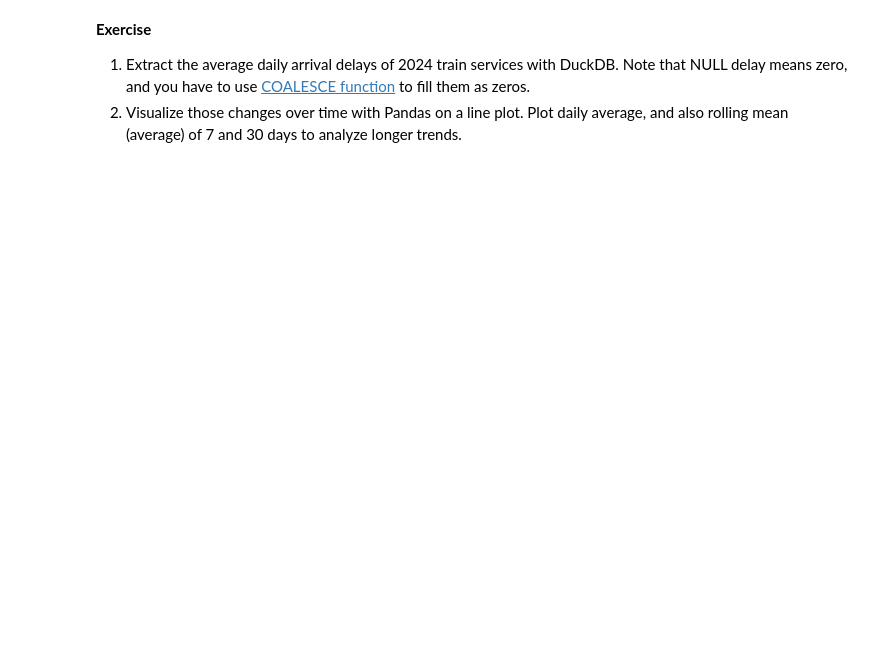
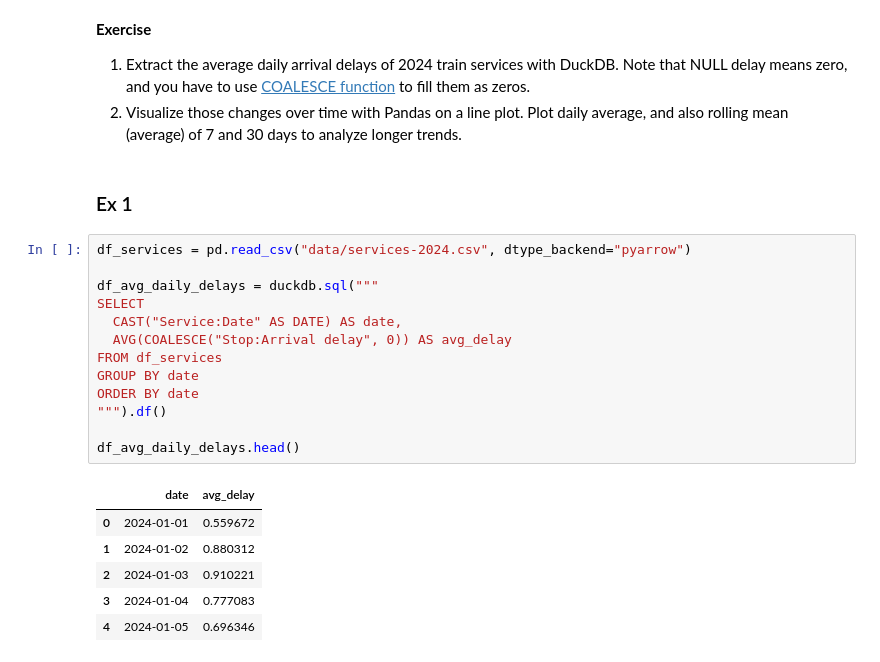
Before and after one commit to Virtual23PRO/lab_2MLProject, a Jupyter notebook: notebook_02_duckdb.ipynb, the cells around one changed output. Cells and saved outputs as stored; diff of their text form; blank space fills up the shorter version.

```diff
--- a/notebook_02_duckdb.ipynb
+++ b/notebook_02_duckdb.ipynb
@@ -600,3 +654,25 @@ df_disruptions_statistics.plot.barh(x="cause", y="cause_frequency")
 
 1. Extract the average daily arrival delays of 2024 train services with DuckDB. Note that NULL delay means zero, and you have to use [COALESCE function](https://duckdb.org/docs/stable/sql/functions/utility.html#coalesceexpr-) to fill them as zeros.
 2. Visualize those changes over time with Pandas on a line plot. Plot daily average, and also rolling mean (average) of 7 and 30 days to analyze longer trends.
+# %% [markdown]
+### Ex 1
+# %%
+df_services = pd.read_csv("data/services-2024.csv", dtype_backend="pyarrow")
+
+df_avg_daily_delays = duckdb.sql("""
+SELECT
+  CAST("Service:Date" AS DATE) AS date,
+  AVG(COALESCE("Stop:Arrival delay", 0)) AS avg_delay
+FROM df_services
+GROUP BY date
+ORDER BY date
+""").df()
+
+df_avg_daily_delays.head()
+# %% [output]
+|  | date | avg_delay |
+| 0 | 2024-01-01 | 0.559672 |
+| 1 | 2024-01-02 | 0.880312 |
+| 2 | 2024-01-03 | 0.910221 |
+| 3 | 2024-01-04 | 0.777083 |
+| 4 | 2024-01-05 | 0.696346 |
```
Also changed, not shown: parts of 14 cells of this notebook.
